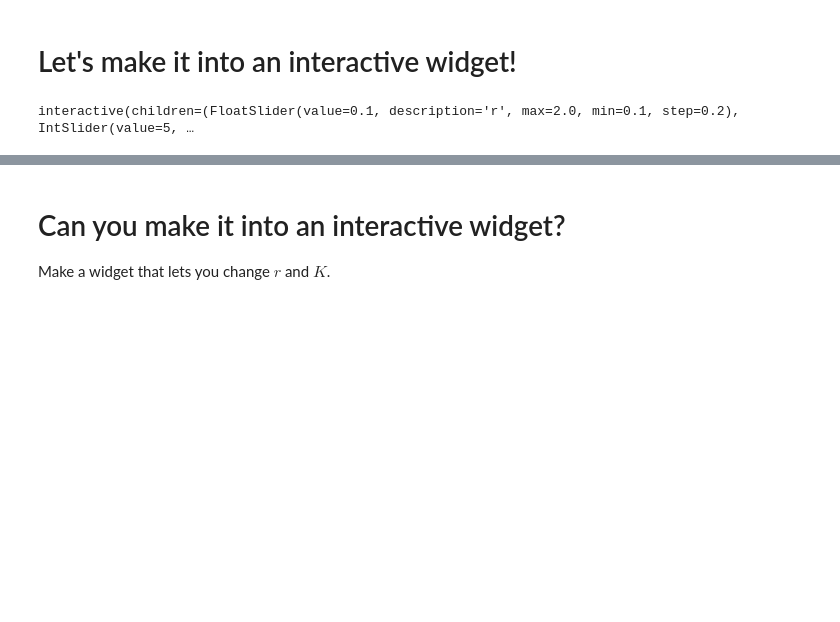
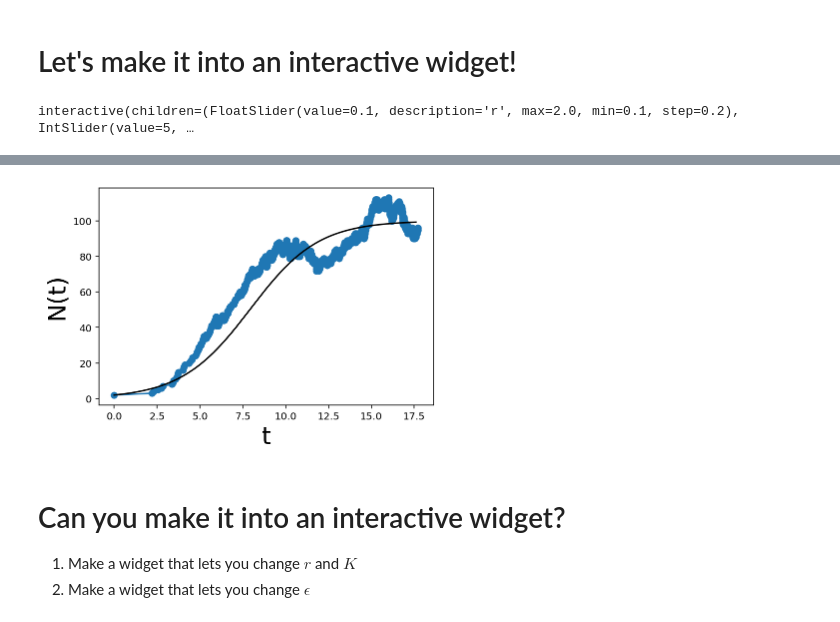
Before and after one commit to newby-jay/MATH371-Winter2020-JupyterNotebooks, a Jupyter notebook: Week 2 - birth death processes.ipynb, the cells around one changed output, grey strips where cells are left out. Saved outputs shown, nothing was run; the diff lists cells and outputs as text; code cells hidden in the pictures; blank space fills up the shorter version.

```diff
--- a/Week 2 - birth death processes.ipynb
+++ b/Week 2 - birth death processes.ipynb
@@ -146,28 +154,43 @@ interactive(children=(FloatSlider(value=0.1, description='r', max=2.0, min=0.1,
 # %%
+epsilon = 0.1 # TRY CHANGING THIS VALUE
 r = 0.5
 K = 10.
 n0 = 2
-Nsteps = 100
+Nsteps = 1000
 N = zeros(Nsteps)
 N[0] = n0
 T = zeros(Nsteps)
 T[0] = 0
 for j in arange(1, Nsteps):
     n = N[j-1]
-    combined_rate = n*r - n**2*
+    combined_rate = n*r + epsilon*n**2*r/K
     u = rand(1)
-    tau = -log(u)/(N[j-1]*r)
-    T[j] = T[j-1] + tau
-    N[j] = N[j-1] + 1
+    tau = -log(u)/combined_rate
+    T[j] = T[j-1] + tau # update time array with new time value
+    ## now we make a random variable to decide if birth or death occurs
+    probability_of_birth = n*r/combined_rate
+    probability_of_death = 1 - probability_of_birth
+    u2 = rand(1)
+    if u < probability_of_birth:
+        N[j] = N[j-1] + 1 # a birth means N -> N+1
+    else:
+        N[j] = N[j-1] - 1
+
+
 
 ######## plot the result
 plot(T, N, '-o') # the option '-o' makes a line with 'o' symbols at the jump times
-## make a deterministic exponential growth curve for comparison
-T_deterministic = linspace(0, T[-1], 200) # T[-1] is the last entry of the array T
-N_deterministic = n0*exp(r*T_deterministic)
-plot(T_deterministic, N_deterministic, 'k') # the 'k' option make the curve black
+## make a logistic ODE curve for comparison
+x0 = n0*epsilon
+Tode, Xode = logistic_ode(r, K, x0, int(T[-1]/0.1))
+## remember to convert X to N
+Node = Xode/epsilon
+plot(Tode, Node, 'k')
 xlabel('t', fontsize=24)
 ylabel('N(t)', fontsize=24);
+# %% [output]
+[figure, added]
 # %% [markdown]
 # Can you make it into an interactive widget?
-Make a widget that lets you change $r$ and $K$.
+  1. Make a widget that lets you change $r$ and $K$
+  2. Make a widget that lets you change $\epsilon$
```
Also changed, not shown: parts of 2 cells of this notebook.
